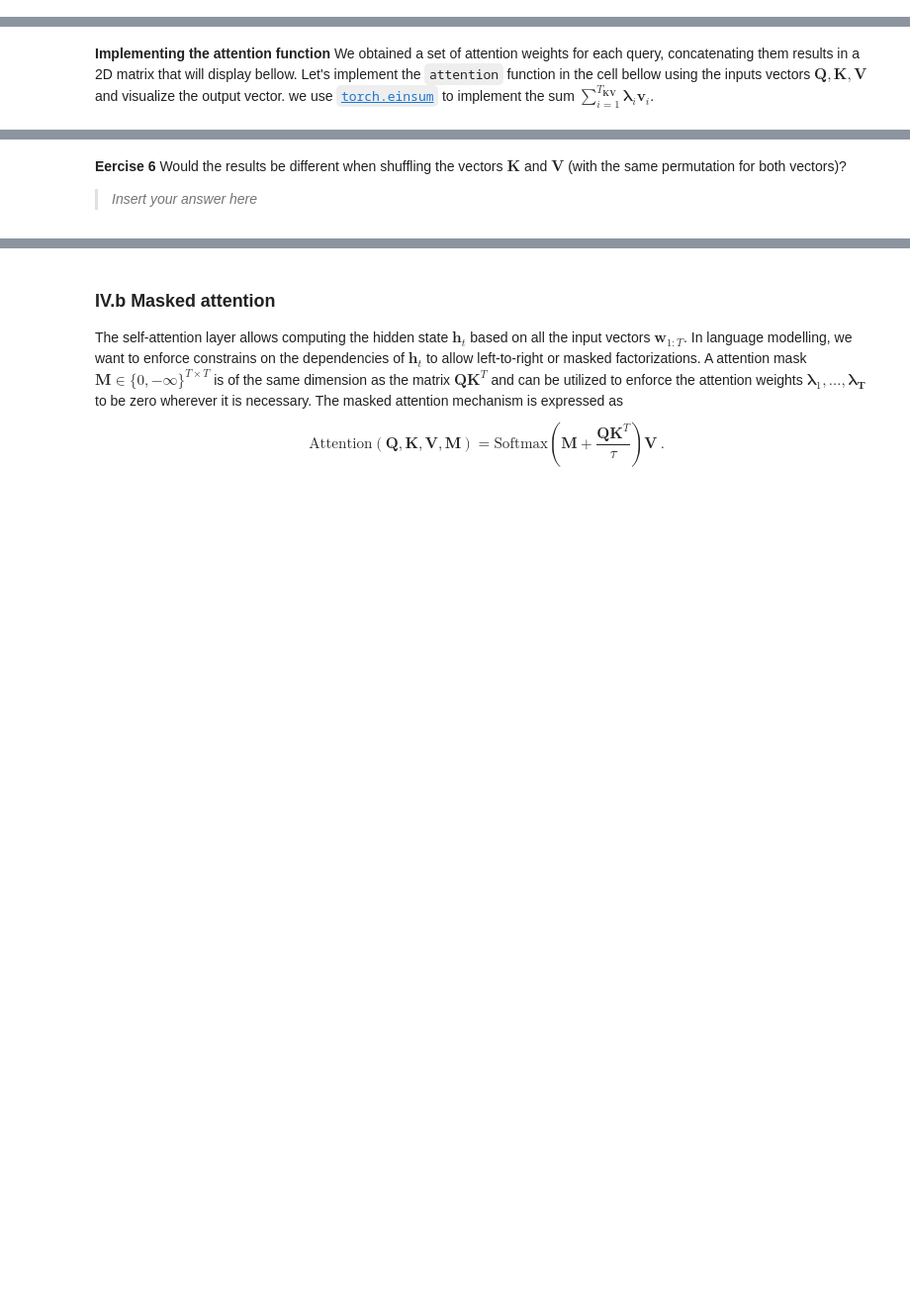
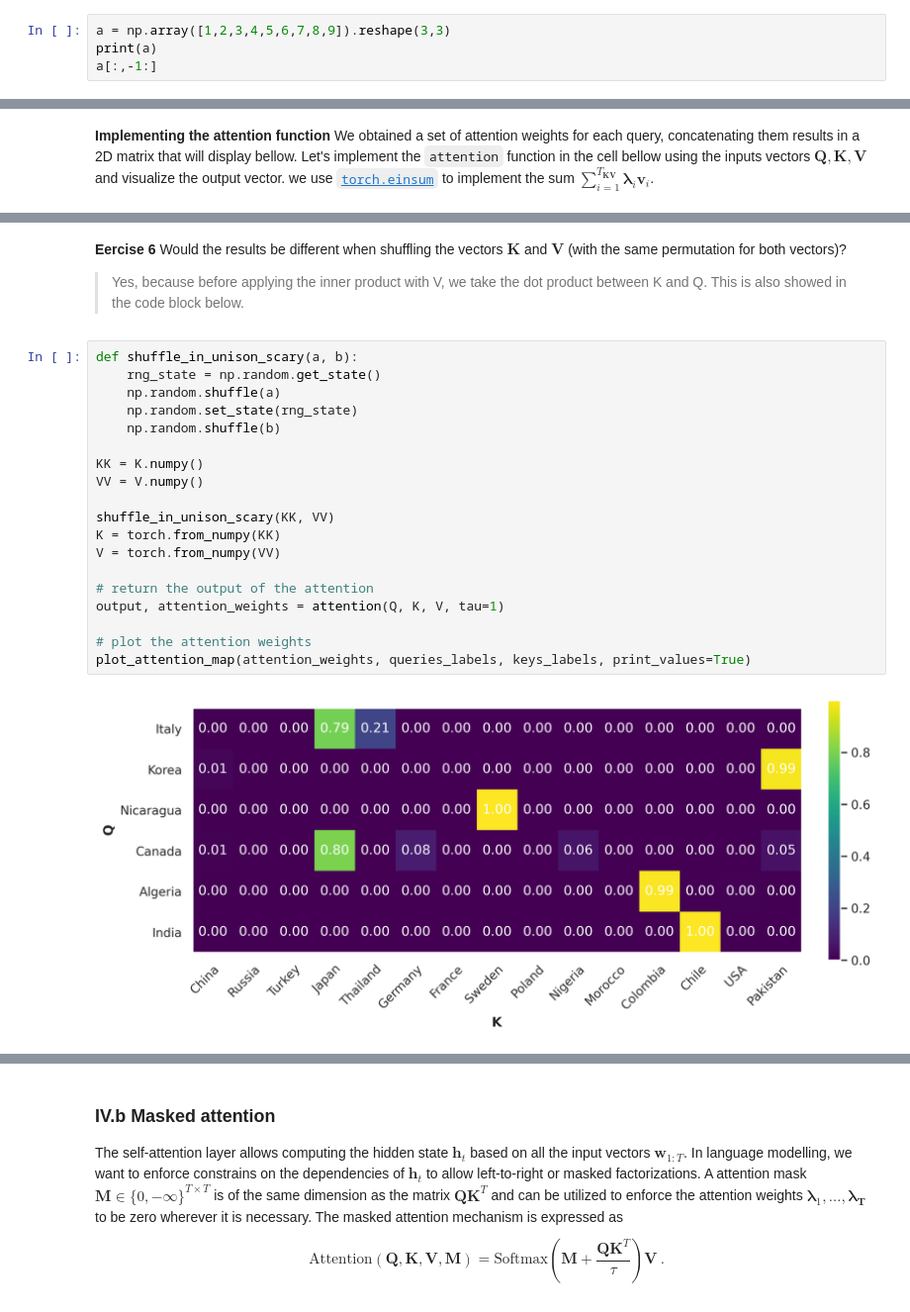
Before and after one commit to JonatanHauge/02456-deep-learning-with-PyTorch, a Jupyter notebook: 5_Transformers/5_1_EXE_deep_learning_with_transformers.ipynb, the cells around one changed output, grey strips where cells are left out. Shown at 99% size. Drawn from its saved outputs; the diff is of its cells as text; blank space fills up the shorter version.

```diff
--- a/5_Transformers/5_1_EXE_deep_learning_with_transformers.ipynb
+++ b/5_Transformers/5_1_EXE_deep_learning_with_transformers.ipynb
@@ -479,0 +547,4 @@ plt.show()
+# %%
+a = np.array([1,2,3,4,5,6,7,8,9]).reshape(3,3)
+print(a)
+a[:,-1:]
@@ -735,7 +847,28 @@ for i, attn_output in enumerate(output):
 # %% [markdown]
 **Eercise 6** Would the results be different when shuffling the vectors $\mathbf{K}$ and $\mathbf{V}$ (with the same permutation for both vectors)?
 
-> *Insert your answer here*
+> Yes, because before applying the inner product with V, we take the dot product between K and Q. This is also showed in the code block below.
+# %%
+def shuffle_in_unison_scary(a, b):
+    rng_state = np.random.get_state()
+    np.random.shuffle(a)
+    np.random.set_state(rng_state)
+    np.random.shuffle(b)
+
+KK = K.numpy()
+VV = V.numpy()
+
+shuffle_in_unison_scary(KK, VV)
+K = torch.from_numpy(KK)
+V = torch.from_numpy(VV)
+
+# return the output of the attention
+output, attention_weights = attention(Q, K, V, tau=1)
+
+# plot the attention weights
+plot_attention_map(attention_weights, queries_labels, keys_labels, print_values=True)
+# %% [output]
+[figure, added]
 # %% [markdown]
 ### III.b Self-attention
 
```
Also changed, not shown: parts of 31 cells of this notebook.
